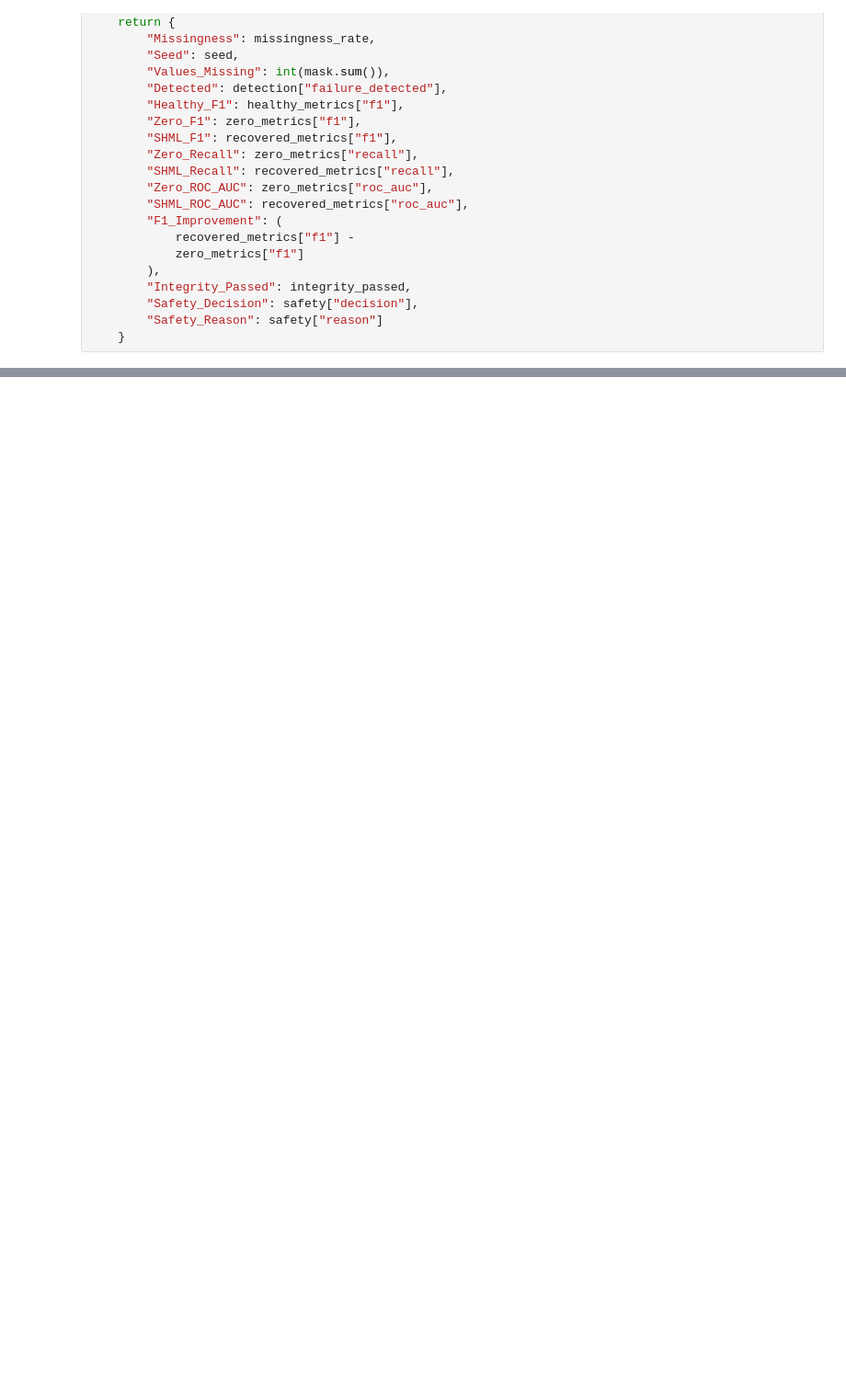
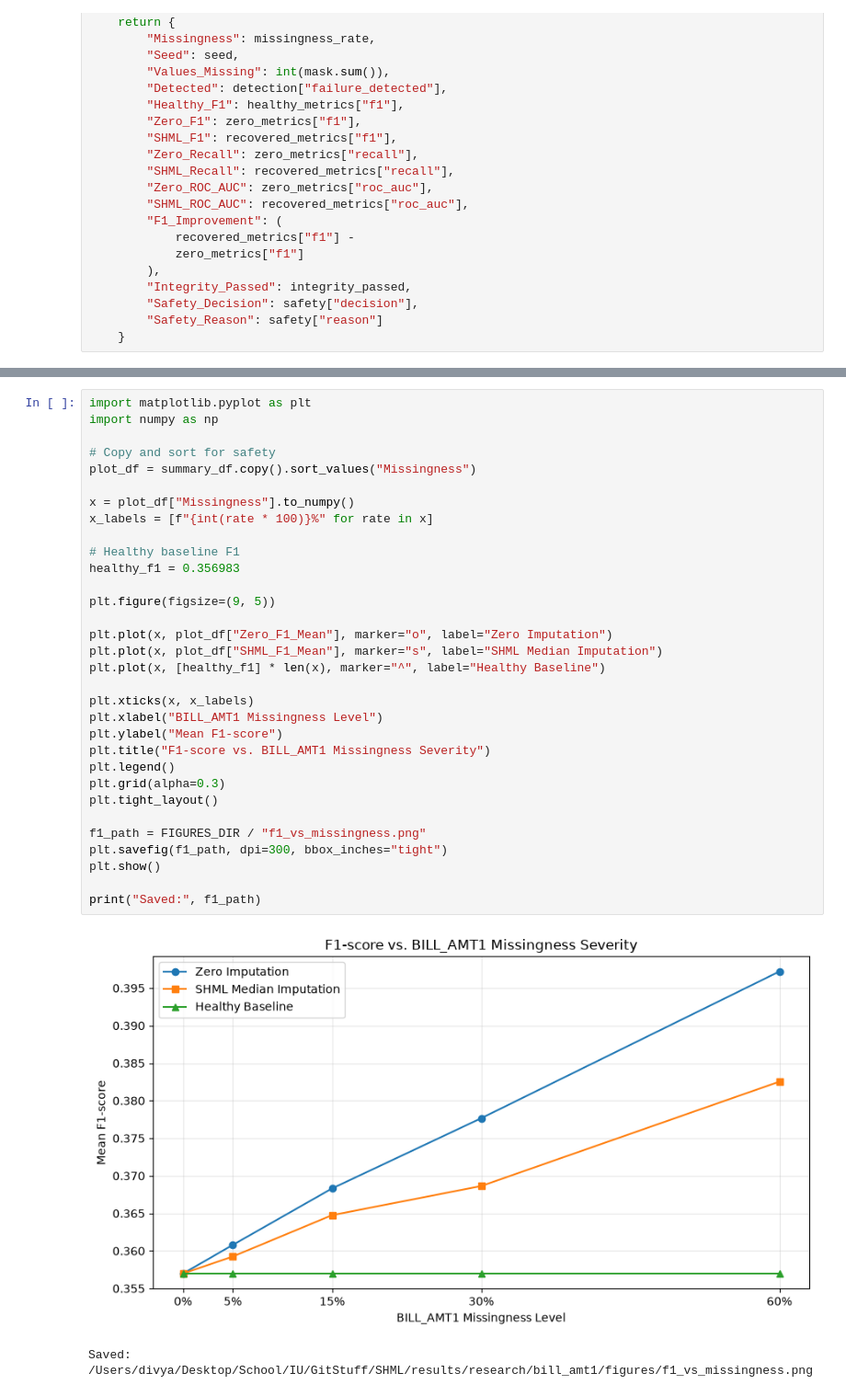
Before and after one commit to divyakapoor23/SHML, a Jupyter notebook: research/bill_amt1/02_recovery_experiments.ipynb, the cells around one changed output, grey strips where cells are left out. Shown at 92% size. Drawn from its saved outputs; the diff is of its cells as text; blank space fills up the shorter version.

```diff
--- a/research/bill_amt1/02_recovery_experiments.ipynb
+++ b/research/bill_amt1/02_recovery_experiments.ipynb
@@ -279,0 +680,35 @@ NameError: name 'X_val' is not defined
+# %%
+import matplotlib.pyplot as plt
+import numpy as np
+
+# Copy and sort for safety
+plot_df = summary_df.copy().sort_values("Missingness")
+
+x = plot_df["Missingness"].to_numpy()
+x_labels = [f"{int(rate * 100)}%" for rate in x]
+
+# Healthy baseline F1
+healthy_f1 = 0.356983
+
+plt.figure(figsize=(9, 5))
+
+plt.plot(x, plot_df["Zero_F1_Mean"], marker="o", label="Zero Imputation")
+plt.plot(x, plot_df["SHML_F1_Mean"], marker="s", label="SHML Median Imputation")
+plt.plot(x, [healthy_f1] * len(x), marker="^", label="Healthy Baseline")
+
+plt.xticks(x, x_labels)
+plt.xlabel("BILL_AMT1 Missingness Level")
+plt.ylabel("Mean F1-score")
+plt.title("F1-score vs. BILL_AMT1 Missingness Severity")
+plt.legend()
+plt.grid(alpha=0.3)
+plt.tight_layout()
+
+f1_path = FIGURES_DIR / "f1_vs_missingness.png"
+plt.savefig(f1_path, dpi=300, bbox_inches="tight")
+plt.show()
+
+print("Saved:", f1_path)
+# %% [output]
+[figure, added]
+Saved: /Users/divya/Desktop/School/IU/GitStuff/SHML/results/research/bill_amt1/figures/f1_vs_missingness.png
```
Also changed, not shown: parts of 11 cells of this notebook, 4 other files.
